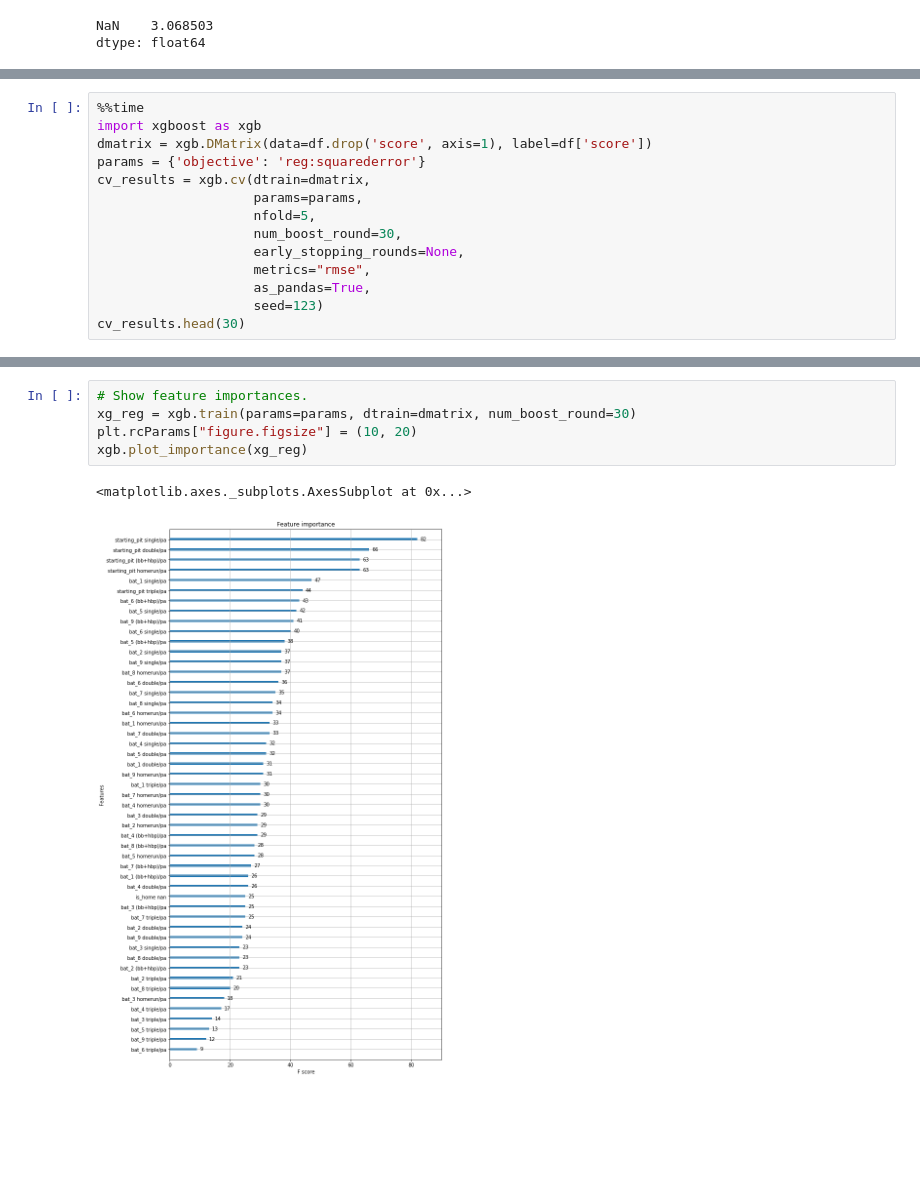
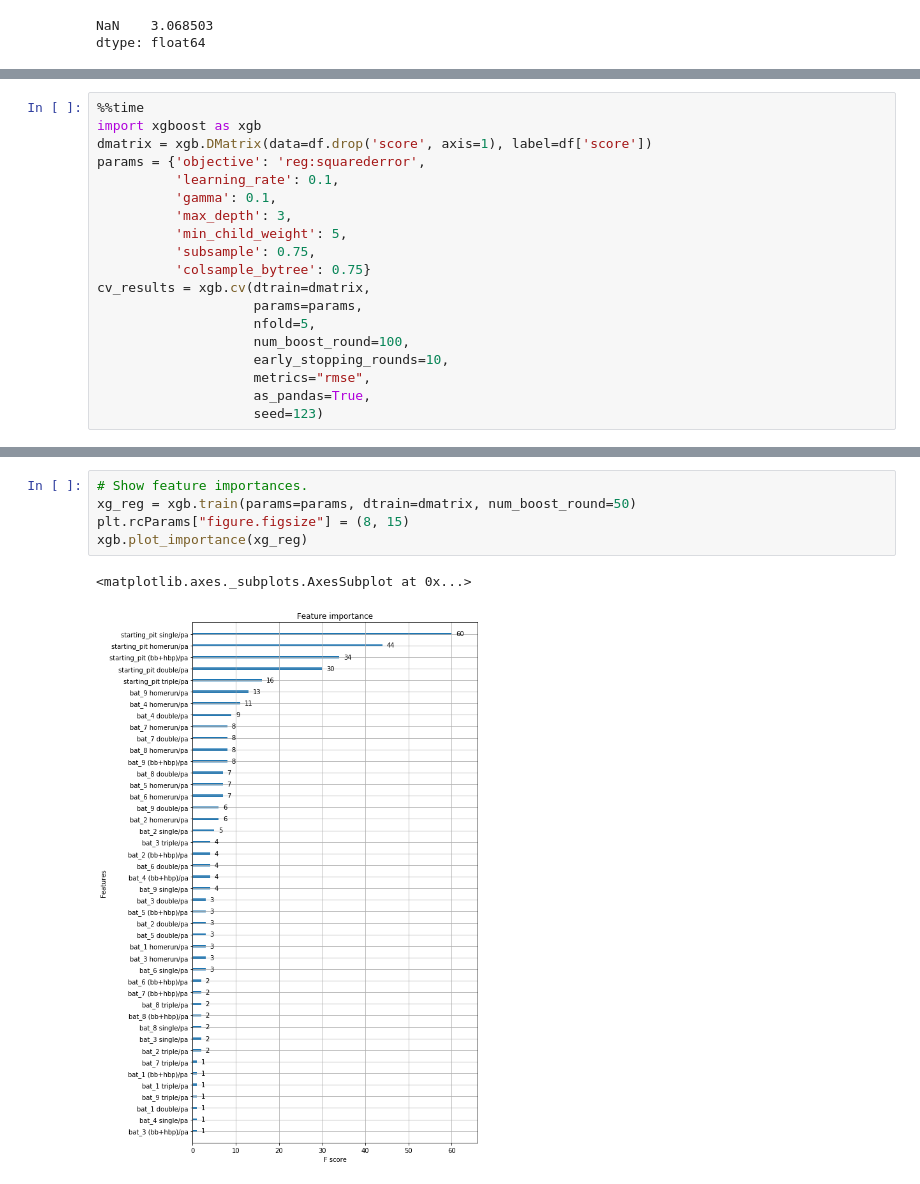
Before and after one commit to yonsweng/baseball-win-prediction, a Jupyter notebook: working/win-prediction.ipynb, the cells around one changed output, grey strips where cells are left out. Drawn from its saved outputs; the diff is of its cells as text; blank space fills up the shorter version.

```diff
--- a/working/win-prediction.ipynb
+++ b/working/win-prediction.ipynb
@@ -185,14 +178,19 @@ dtype: float64
 %%time
 import xgboost as xgb
 dmatrix = xgb.DMatrix(data=df.drop('score', axis=1), label=df['score'])
-params = {'objective': 'reg:squarederror'}
+params = {'objective': 'reg:squarederror',
+          'learning_rate': 0.1,
+          'gamma': 0.1,
+          'max_depth': 3,
+          'min_child_weight': 5,
+          'subsample': 0.75,
+          'colsample_bytree': 0.75}
 cv_results = xgb.cv(dtrain=dmatrix,
                     params=params,
                     nfold=5,
-                    num_boost_round=30,
-                    early_stopping_rounds=None,
+                    num_boost_round=100,
+                    early_stopping_rounds=10,
                     metrics="rmse",
                     as_pandas=True,
                     seed=123)
-cv_results.head(30)
 # %% [output]
@@ -213,8 +212,8 @@ Wall time: 42 s
 # %%
 # Show feature importances.
-xg_reg = xgb.train(params=params, dtrain=dmatrix, num_boost_round=30)
-plt.rcParams["figure.figsize"] = (10, 20)
+xg_reg = xgb.train(params=params, dtrain=dmatrix, num_boost_round=50)
+plt.rcParams["figure.figsize"] = (8, 15)
 xgb.plot_importance(xg_reg)
 # %% [output]
 <matplotlib.axes._subplots.AxesSubplot at 0x...>
-[figure, old version]
+[figure, new version]
```
Also changed, not shown: parts of 5 cells of this notebook.
